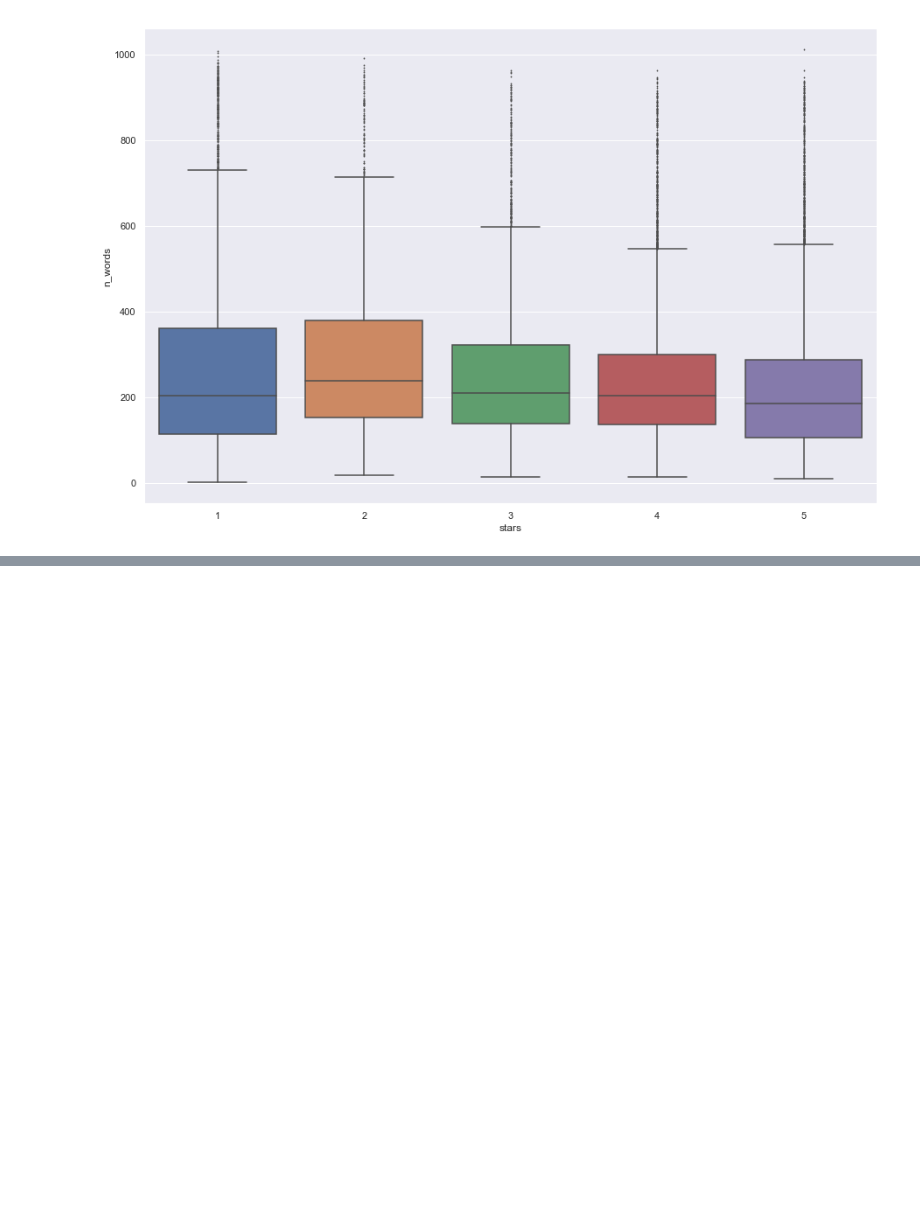
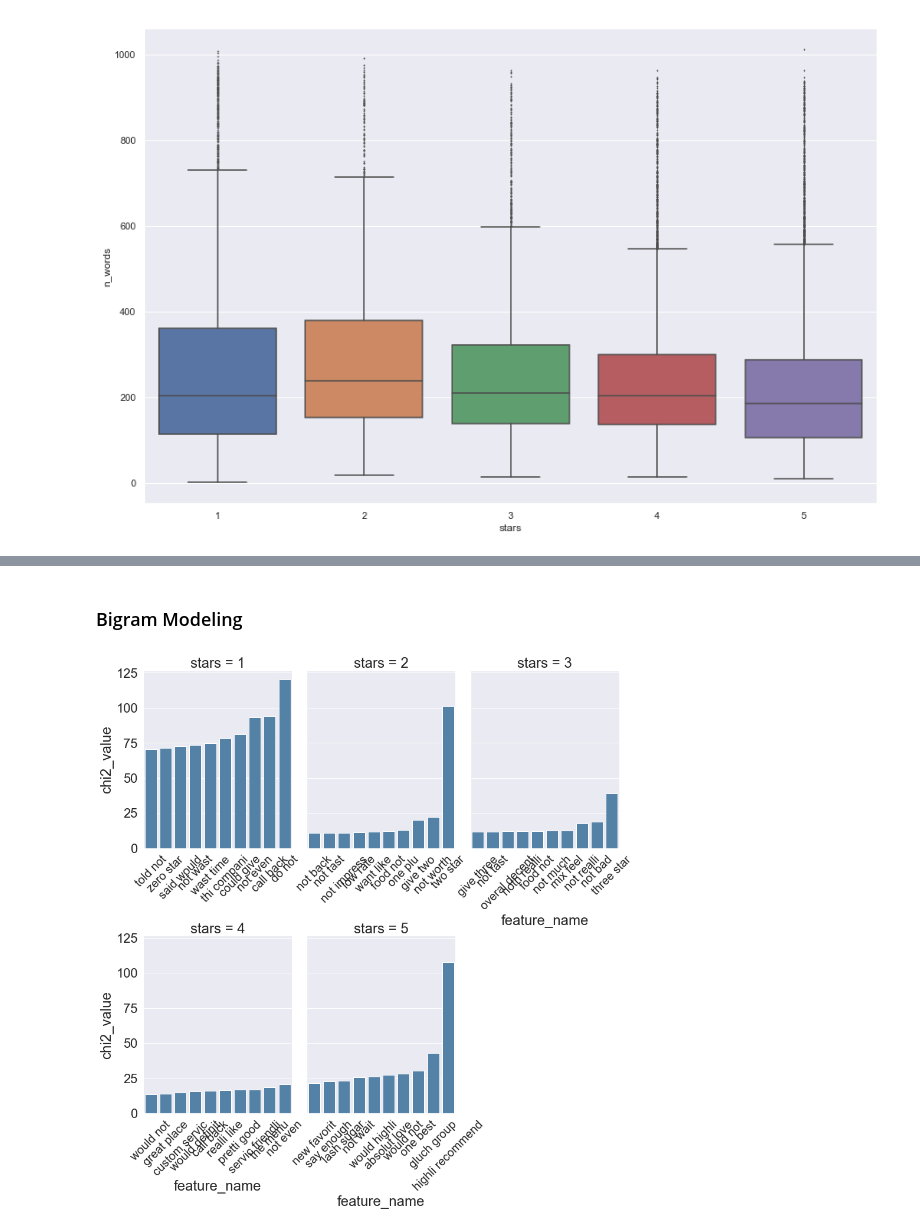
Before and after one commit to kylegilde/D620-Web-Analytics, a Jupyter notebook: Final Project/multi-class-text-classification.ipynb, the cells around one changed output, grey strips where cells are left out. Cells and saved outputs as stored; diff of their text form; code cells hidden in the pictures; blank space fills up the shorter version.

```diff
--- a/Final Project/multi-class-text-classification.ipynb
+++ b/Final Project/multi-class-text-classification.ipynb
@@ -203,0 +260,8 @@ correlated_n_grams
+# %% [markdown]
+### Bigram Modeling
+# %%
+bigram_dtm, bigram_feature_names = create_n_gram_dtm(raw_data.text_stemmed, 2, 2)
+
+plot_most_correlated_tokens(bigram_dtm, bigram_feature_names)
+# %% [output]
+[figure, added]
```
Also changed, not shown: parts of 18 cells of this notebook.
